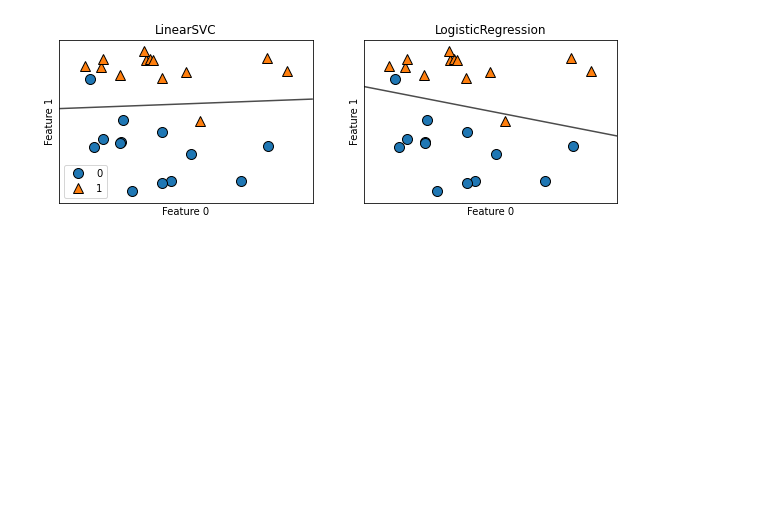
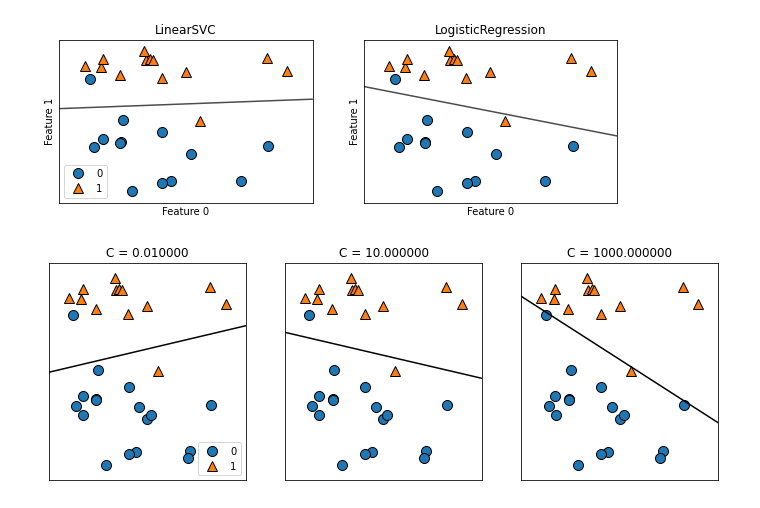
Before and after one commit to kdiri/ml_introduction, a Jupyter notebook: notebooks/supervised_learning/LogisticRegressionClassification.ipynb, the cells around one changed output. Cells and saved outputs as stored; diff of their text form; code cells hidden in the pictures; blank space fills up the shorter version.

Commit message:
Advanced LinearSVC examples. :anger:

```diff
--- a/notebooks/supervised_learning/LogisticRegressionClassification.ipynb
+++ b/notebooks/supervised_learning/LogisticRegressionClassification.ipynb
@@ -24,3 +24,7 @@ axes[0].legend()
 # %% [output]
 <matplotlib.legend.Legend at 0x...>
 [figure]
+# %%
+mglearn.plots.plot_linear_svc_regularization()
+# %% [output]
+[figure, added]
```
Also changed, not shown: parts of 9 cells of this notebook.
